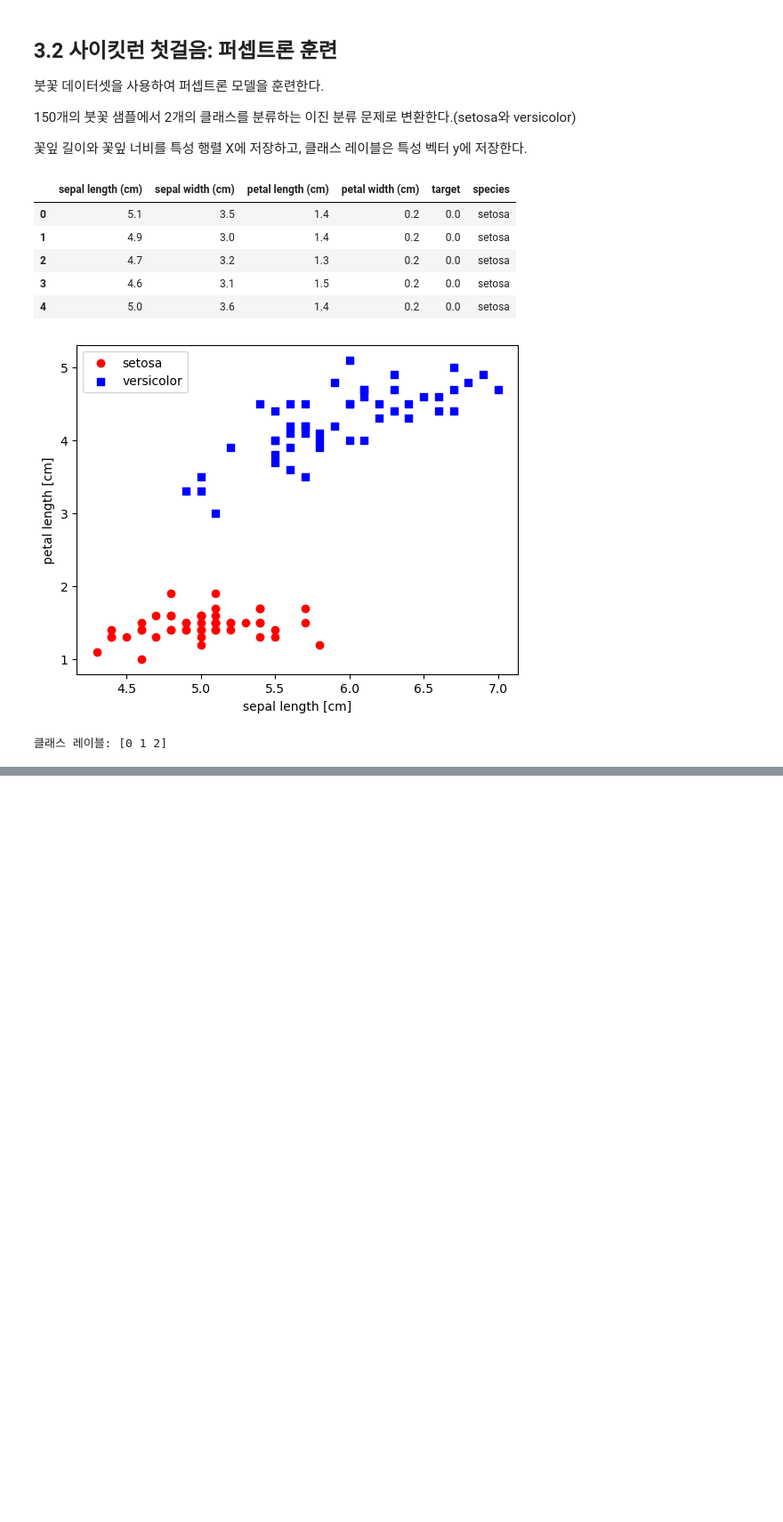
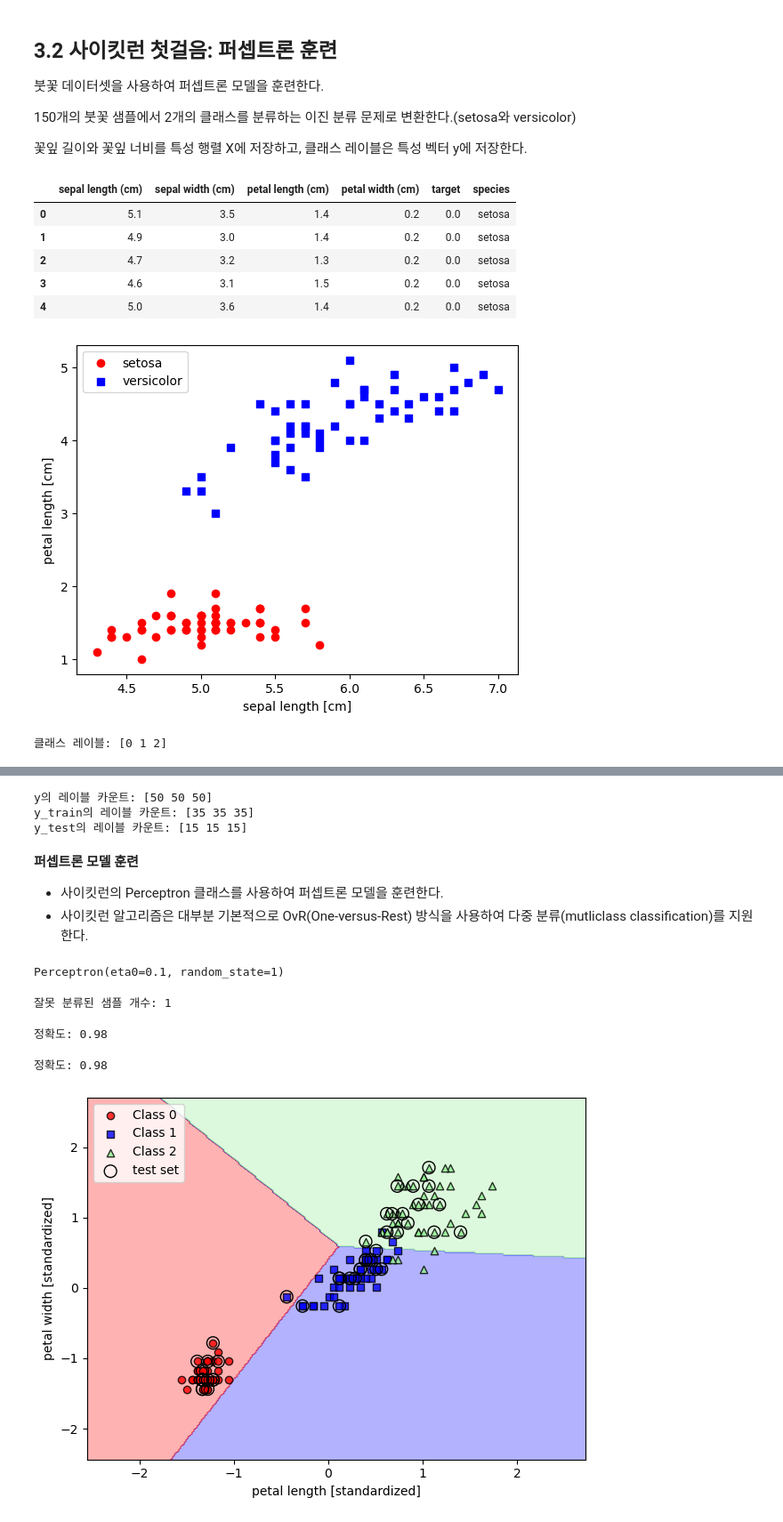
Before and after one commit to asanobm/deep-learning, a Jupyter notebook: 머신러닝교과서-파이토치/03_머신러닝 분류 모델 with 사이킷런.ipynb, the cells around one changed output, grey strips where cells are left out. Shown at 89% size. Cells and saved outputs as stored; diff of their text form; code cells hidden in the pictures; blank space fills up the shorter version.

```diff
--- a/머신러닝교과서-파이토치/03_머신러닝 분류 모델 with 사이킷런.ipynb
+++ b/머신러닝교과서-파이토치/03_머신러닝 분류 모델 with 사이킷런.ipynb
@@ -75,0 +88,80 @@ print('클래스 레이블:', np.unique(y))
+# %%
+from sklearn.model_selection import train_test_split
+X_train, X_test, y_train, y_test = train_test_split(X, y, test_size=0.3, random_state=1, stratify=y) # stratify=y를 사용하여 계층화 샘플링을 수행합니다.
+print("y의 레이블 카운트:", np.bincount(y))
+print("y_train의 레이블 카운트:", np.bincount(y_train))
+print("y_test의 레이블 카운트:", np.bincount(y_test))
+# %% [output]
+y의 레이블 카운트: [50 50 50]
+y_train의 레이블 카운트: [35 35 35]
+y_test의 레이블 카운트: [15 15 15]
+# %%
+# 특성을 표준화합니다. sklearn의 StandardScaler를 사용하여 특성을 표준화합니다.
+from sklearn.preprocessing import StandardScaler
+sc = StandardScaler()
+sc.fit(X_train)
+X_train_std = sc.transform(X_train)
+X_test_std = sc.transform(X_test)
+# %% [markdown]
+**퍼셉트론 모델 훈련**
+
+* 사이킷런의 Perceptron 클래스를 사용하여 퍼셉트론 모델을 훈련한다.
+* 사이킷런 알고리즘은 대부분 기본적으로 OvR(One-versus-Rest) 방식을 사용하여 다중 분류(mutliclass classification)를 지원한다.
+# %%
+from sklearn.linear_model import Perceptron
+ppn = Perceptron(eta0=0.1, random_state=1)
+ppn.fit(X_train_std, y_train)
+# %% [output]
+Perceptron(eta0=0.1, random_state=1)
+# %%
+y_pred = ppn.predict(X_test_std)
+print("잘못 분류된 샘플 개수: %d" % (y_test != y_pred).sum())
+# %% [output]
+잘못 분류된 샘플 개수: 1
+# %%
+from sklearn.metrics import accuracy_score
+print("정확도: %.2f" % accuracy_score(y_test, y_pred))
+# %% [output]
+정확도: 0.98
+# %%
+print("정확도: %.2f" % ppn.score(X_test_std, y_test))
+# %% [output]
+정확도: 0.98
+# %%
+import matplotlib.pyplot as plt
+from matplotlib.colors import ListedColormap
+
+
+
+def plot_dicision_regions(X, y, classifier: Perceptron, test_idx=None, resolution=0.02):
+  markers = ('o', 's', '^', 'v', '<')
+  colors = ('red', 'blue', 'lightgreen', 'gray', 'cyan')
+  cmap = ListedColormap(colors[:len(np.unique(y))])
+
+  # 결정 경계를 그립니다.
+  x1_min, x1_max = X[:, 0].min() - 1, X[:, 0].max() + 1
+  x2_min, x2_max = X[:, 1].min() - 1, X[:, 1].max() + 1
+  xx1, xx2 = np.meshgrid(np.arange(x1_min, x1_max, resolution), np.arange(x2_min, x2_max, resolution))
+  lab = classifier.predict(np.array([xx1.ravel(), xx2.ravel()]).T)
+  lab = lab.reshape(xx1.shape)
+  plt.contourf(xx1, xx2, lab, alpha=0.3, cmap=cmap)
+  plt.xlim(xx1.min(), xx1.max())
+  plt.ylim(xx2.min(), xx2.max())
+
+  for idx, cl in enumerate(np.unique(y)):
+    plt.scatter(x=X[y == cl, 0], y=X[y == cl, 1], alpha=0.8, c=colors[idx], marker=markers[idx], label=f"Class {cl}", edgecolor='black')
+  if test_idx:
+    X_test, y_test = X[test_idx, :], y[test_idx]
+    X_test, y_test = X[test_idx, :], y[test_idx]
+
+    plt.scatter(X_test[:, 0], X_test[:, 1], c='none', edgecolor='black', alpha=1.0, linewidth=1, marker='o', s=100, label='test set')
+X_combined_std = np.vstack((X_train_std, X_test_std))
+y_combined = np.hstack((y_train, y_test))
+plot_dicision_regions(X=X_combined_std, y=y_combined, classifier=ppn, test_idx=range(105, 150))
+plt.xlabel('petal length [standardized]')
+plt.ylabel('petal width [standardized]')
+plt.legend(loc='upper left')
+plt.tight_layout()
+plt.show()
+# %% [output]
+[figure, added]
```
Also changed, not shown: parts of 4 cells of this notebook.
